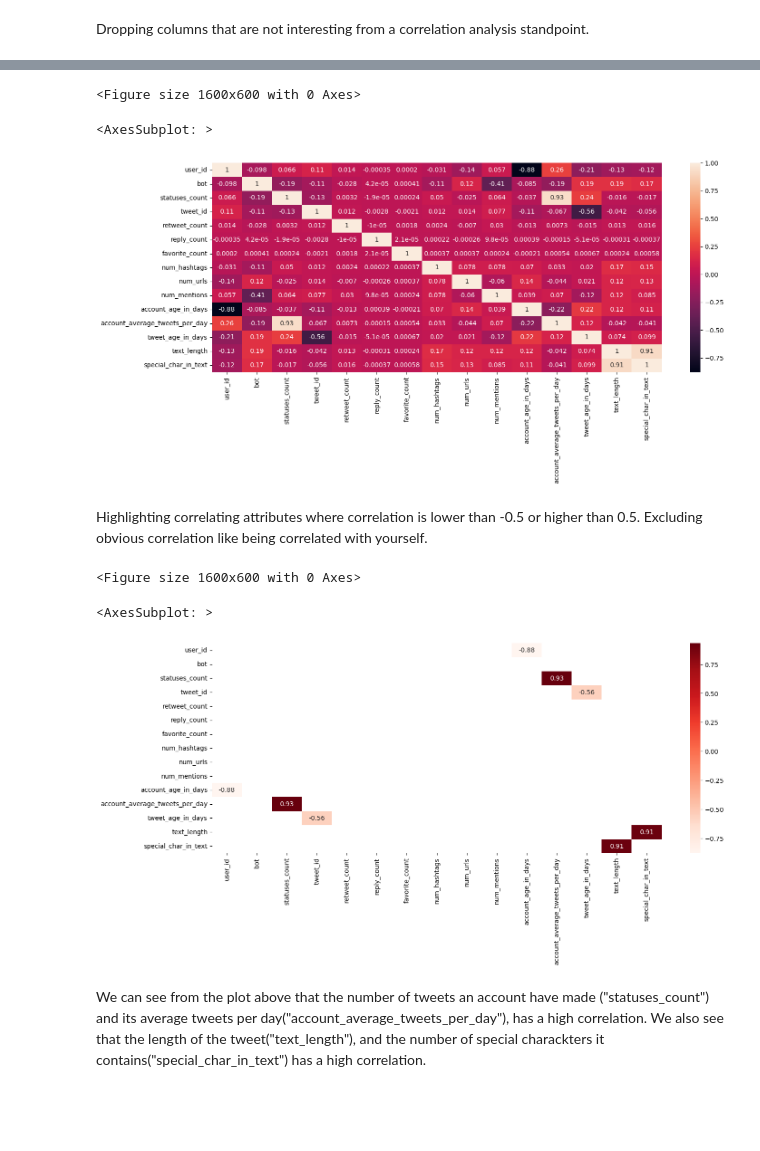
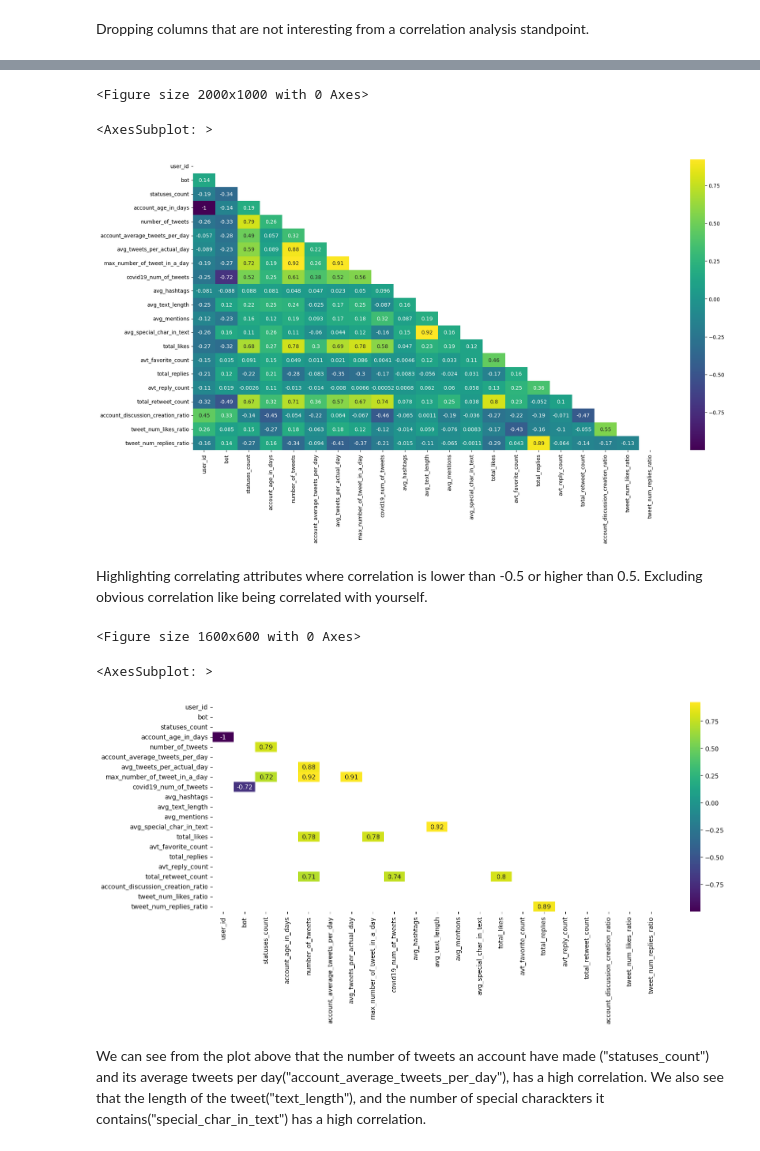
Before and after one commit to The-seven-dwarfs/DataMining-Group7, a Jupyter notebook: 1.3-Attribute_correlation_analysis.ipynb, the cells around one changed output, grey strips where cells are left out. Drawn from its saved outputs; the diff is of its cells as text; code cells hidden in the pictures; blank space fills up the shorter version.

Commit message:
Did some plot analysis

```diff
--- a/1.3-Attribute_correlation_analysis.ipynb
+++ b/1.3-Attribute_correlation_analysis.ipynb
@@ -13,8 +13,8 @@ from collections import defaultdict
 from scipy.stats import pearsonr
 from datetime import datetime, timedelta
 # %%
-merged_df = pd.read_csv("dataset/merged_df_dataset_cleaned_with_indicators.csv")
+users_df = pd.read_csv("dataset/users_df_dataset_cleaned_with_indicators.csv")
 
-merged_df.info()
+users_df.info()
 # %% [output]
 <class 'pandas.core.frame.DataFrame'>
@@ -37,11 +37,11 @@ memory usage: 1.6+ GB
 # %%
-merged_df["account_created"] = pd.to_datetime(merged_df["account_created"], errors="coerce")
-merged_df["tweet_created"] = pd.to_datetime(merged_df["tweet_created"], errors="coerce")
+users_df["created_at"] = pd.to_datetime(users_df["created_at"], errors="coerce")
+users_df["day_with_most_tweets"] = pd.to_datetime(users_df["day_with_most_tweets"], errors="coerce")
 # %% [markdown]
 Dropping columns that are not interesting from a correlation analysis standpoint.
 # %%
 columns_to_drop = ["user_id", "bot", "tweet_id", "account_created", "tweet_created", "text"]
-correlation_df = merged_df#.drop(columns_to_drop, axis=1)# Remove the drop if you want to see the correlation of all attributes in our datasets
+correlation_df = users_df#.drop(columns_to_drop, axis=1)# Remove the drop if you want to see the correlation of all attributes in our datasets
 # %%
 correlation_df.info()
 # %% [output]
@@ -84,22 +85,22 @@ correlation_df.corr().style.background_gradient(cmap="coolwarm")
 # %%
-plt.figure(figsize = (16,6))
-sns.heatmap(correlation_df.corr(), annot = True)#, figsize=(10,10)
+plt.figure(figsize = (20,10))
+sns.heatmap(correlation_df.corr(method="spearman"), annot = True, cmap="viridis", mask=np.triu(correlation_df.corr(method="spearman")))#, figsize=(10,10)
 # %% [output]
-<Figure size 1600x600 with 0 Axes>
+<Figure size 2000x1000 with 0 Axes>
 <AxesSubplot: >
-[figure, old version]
+[figure, new version]
 # %% [markdown]
 Highlighting correlating attributes where correlation is lower than -0.5 or higher than 0.5. Excluding obvious correlation like being correlated with yourself.
 # %%
-dfCorr = correlation_df.corr()
-filteredDf = dfCorr[((dfCorr >= .5) | (dfCorr <= -.5)) & (dfCorr !=1.000)]
+dfCorr = correlation_df.corr(method="spearman")
+filteredDf = dfCorr[((dfCorr >= .7) | (dfCorr <= -.7)) & (dfCorr !=1.000)]
 plt.figure(figsize=(16,6))
-sns.heatmap(filteredDf, annot=True, cmap="Reds")
+sns.heatmap(filteredDf, annot=True, cmap="viridis",mask=np.triu(filteredDf))
 plt.show()
 # %% [output]
 <Figure size 1600x600 with 0 Axes>
 <AxesSubplot: >
-[figure, old version]
+[figure, new version]
 # %% [markdown]
 We can see from the plot above that the number of tweets an account have made ("statuses_count") and its average tweets per day("account_average_tweets_per_day"), has a high correlation. We also see that the length of the tweet("text_length"), and the number of special charackters it contains("special_char_in_text") has a high correlation.
 # %%
```
Also changed, not shown: parts of 5 cells of this notebook.
